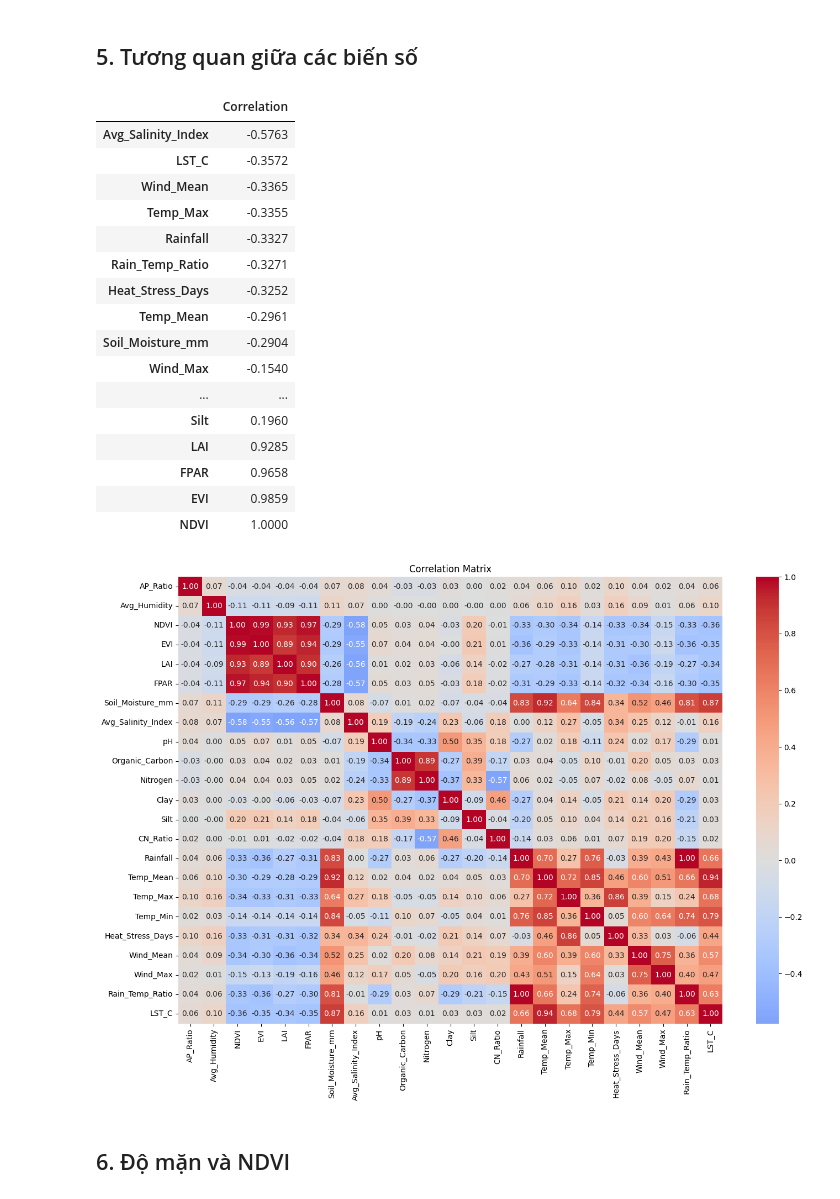
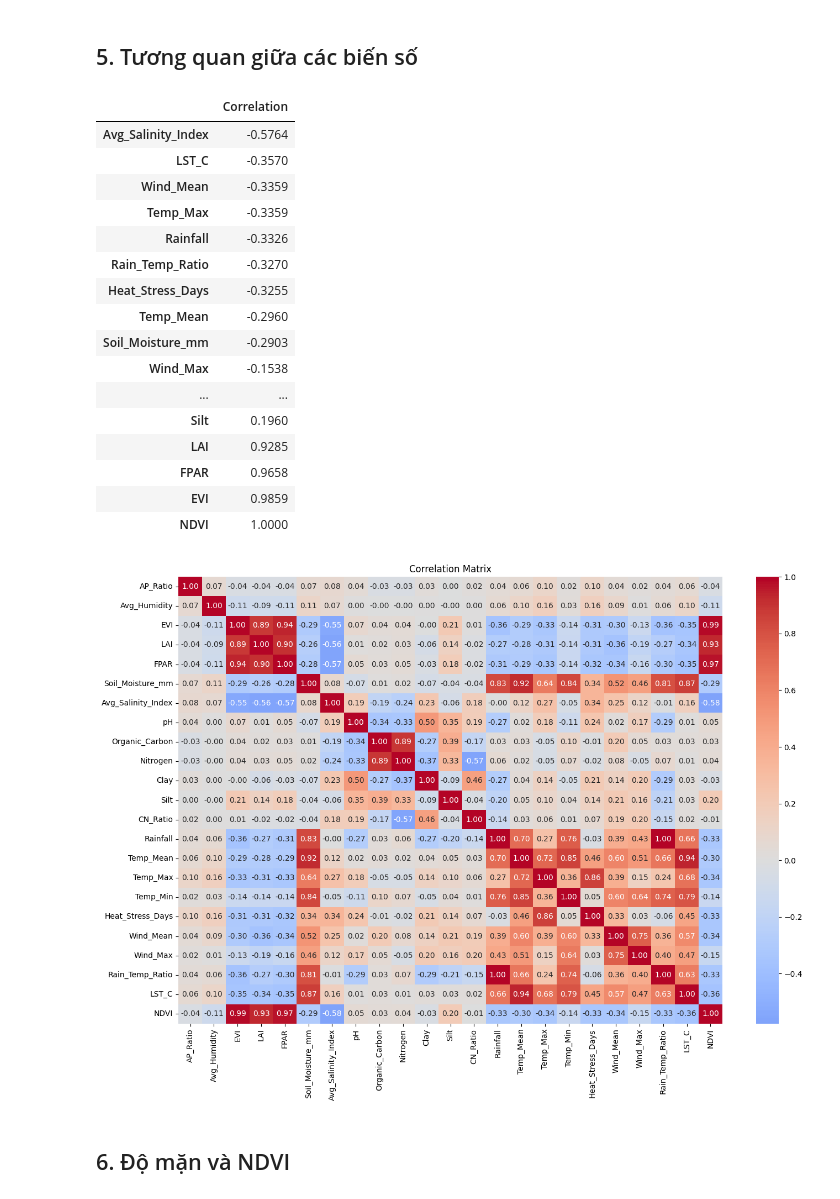
Before and after one commit to AKANEMO22/ADY201m---SU26, a Jupyter notebook: 3. EDA/Data Visualization.ipynb, the cells around one changed output. Saved outputs shown, nothing was run; the diff lists cells and outputs as text; code cells hidden in the pictures.

```diff
--- a/3. EDA/Data Visualization.ipynb
+++ b/3. EDA/Data Visualization.ipynb
@@ -178,43 +188,45 @@ plt.show()
 ## 5. Tương quan giữa các biến số
 # %%
 numeric_df = df.select_dtypes(include="number")
-corr_matrix = numeric_df.corr()
 
-target_corr = corr_matrix[target].sort_values()
-display(target_corr.to_frame('Correlation'))
+cols = [col for col in numeric_df.columns if col != target] + [target]
+
+corr_matrix = numeric_df[cols].corr()
+
+display(corr_matrix[target].sort_values().to_frame("Correlation"))
 
 plt.figure(figsize=(14, 10))
 
 sns.heatmap(
     corr_matrix,
-    cmap ="coolwarm",
-    center = 0,
-    annot = True,
-    fmt = ".2f"
+    cmap="coolwarm",
+    center=0,
+    annot=True,
+    fmt=".2f"
 )
 
 plt.title("Correlation Matrix")
 plt.tight_layout()
 plt.show()
 # %% [output]
 |  | Correlation |
-| Avg_Salinity_Index | -0.5763 |
-| LST_C | -0.3572 |
-| Wind_Mean | -0.3365 |
-| Temp_Max | -0.3355 |
-| Rainfall | -0.3327 |
-| Rain_Temp_Ratio | -0.3271 |
-| Heat_Stress_Days | -0.3252 |
-| Temp_Mean | -0.2961 |
-| Soil_Moisture_mm | -0.2904 |
-| Wind_Max | -0.1540 |
+| Avg_Salinity_Index | -0.5764 |
+| LST_C | -0.3570 |
+| Wind_Mean | -0.3359 |
+| Temp_Max | -0.3359 |
+| Rainfall | -0.3326 |
+| Rain_Temp_Ratio | -0.3270 |
+| Heat_Stress_Days | -0.3255 |
+| Temp_Mean | -0.2960 |
+| Soil_Moisture_mm | -0.2903 |
+| Wind_Max | -0.1538 |
 | ... | ... |
 | Silt | 0.1960 |
 | LAI | 0.9285 |
 | FPAR | 0.9658 |
 | EVI | 0.9859 |
 | NDVI | 1.0000 |
-[figure, old version]
+[figure, new version]
 # %% [markdown]
 ## 6. Độ mặn và NDVI
 # %%
```
Also changed, not shown: parts of 5 cells of this notebook, 1 other file.
